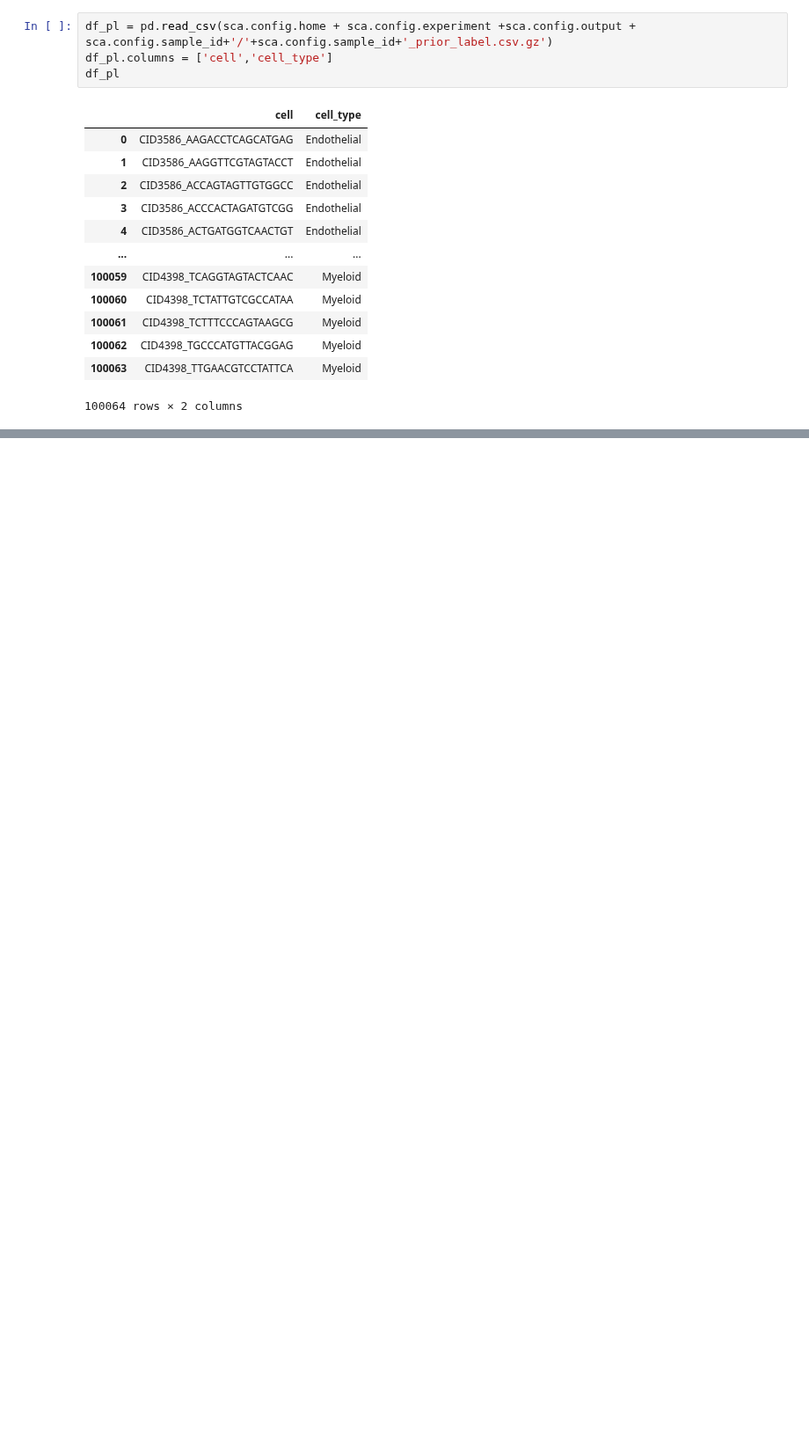
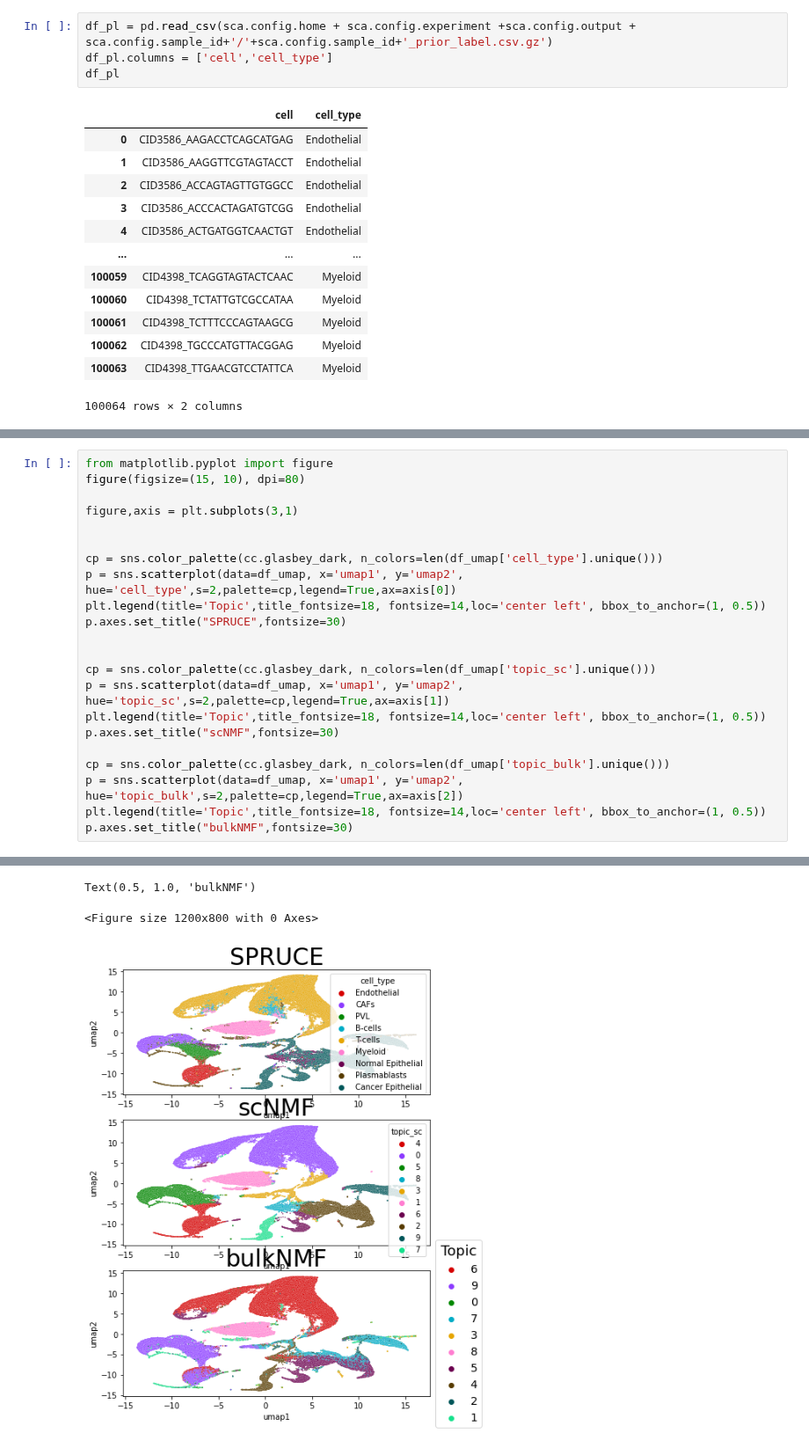
Before and after one commit to causalpathlab/asapp, a Jupyter notebook: asapp/Fig_1a_hbcc_data.ipynb, the cells around one changed output, grey strips where cells are left out. Shown at 88% size. Saved outputs shown, nothing was run; the diff lists cells and outputs as text; blank space fills up the shorter version.

```diff
--- a/asapp/Fig_1a_hbcc_data.ipynb
+++ b/asapp/Fig_1a_hbcc_data.ipynb
@@ -153,0 +137,23 @@ Text(0, 0.5, 'UMAP2')
+# %%
+from matplotlib.pyplot import figure
+figure(figsize=(15, 10), dpi=80)
+
+figure,axis = plt.subplots(3,1)
+
+
+cp = sns.color_palette(cc.glasbey_dark, n_colors=len(df_umap['cell_type'].unique()))
+p = sns.scatterplot(data=df_umap, x='umap1', y='umap2', hue='cell_type',s=2,palette=cp,legend=True,ax=axis[0])
+plt.legend(title='Topic',title_fontsize=18, fontsize=14,loc='center left', bbox_to_anchor=(1, 0.5))
+p.axes.set_title("SPRUCE",fontsize=30)
+
+
+cp = sns.color_palette(cc.glasbey_dark, n_colors=len(df_umap['topic_sc'].unique()))
+p = sns.scatterplot(data=df_umap, x='umap1', y='umap2', hue='topic_sc',s=2,palette=cp,legend=True,ax=axis[1])
+plt.legend(title='Topic',title_fontsize=18, fontsize=14,loc='center left', bbox_to_anchor=(1, 0.5))
+p.axes.set_title("scNMF",fontsize=30)
+
+cp = sns.color_palette(cc.glasbey_dark, n_colors=len(df_umap['topic_bulk'].unique()))
+p = sns.scatterplot(data=df_umap, x='umap1', y='umap2', hue='topic_bulk',s=2,palette=cp,legend=True,ax=axis[2])
+plt.legend(title='Topic',title_fontsize=18, fontsize=14,loc='center left', bbox_to_anchor=(1, 0.5))
+p.axes.set_title("bulkNMF",fontsize=30)
+# %% [output]
@@ -154,3 +162,6 @@ Text(0, 0.5, 'UMAP2')
+Text(0.5, 1.0, 'bulkNMF')
+<Figure size 1200x800 with 0 Axes>
+[figure, added]
 # %%
 sel_top_genes = list(np.unique(_topics_util.get_topic_top_genes(df_scbeta.iloc[:,1:],top_n=10)['Gene'].values))
 K=10
```
Also changed, not shown: parts of 16 cells of this notebook, 15 other files.
